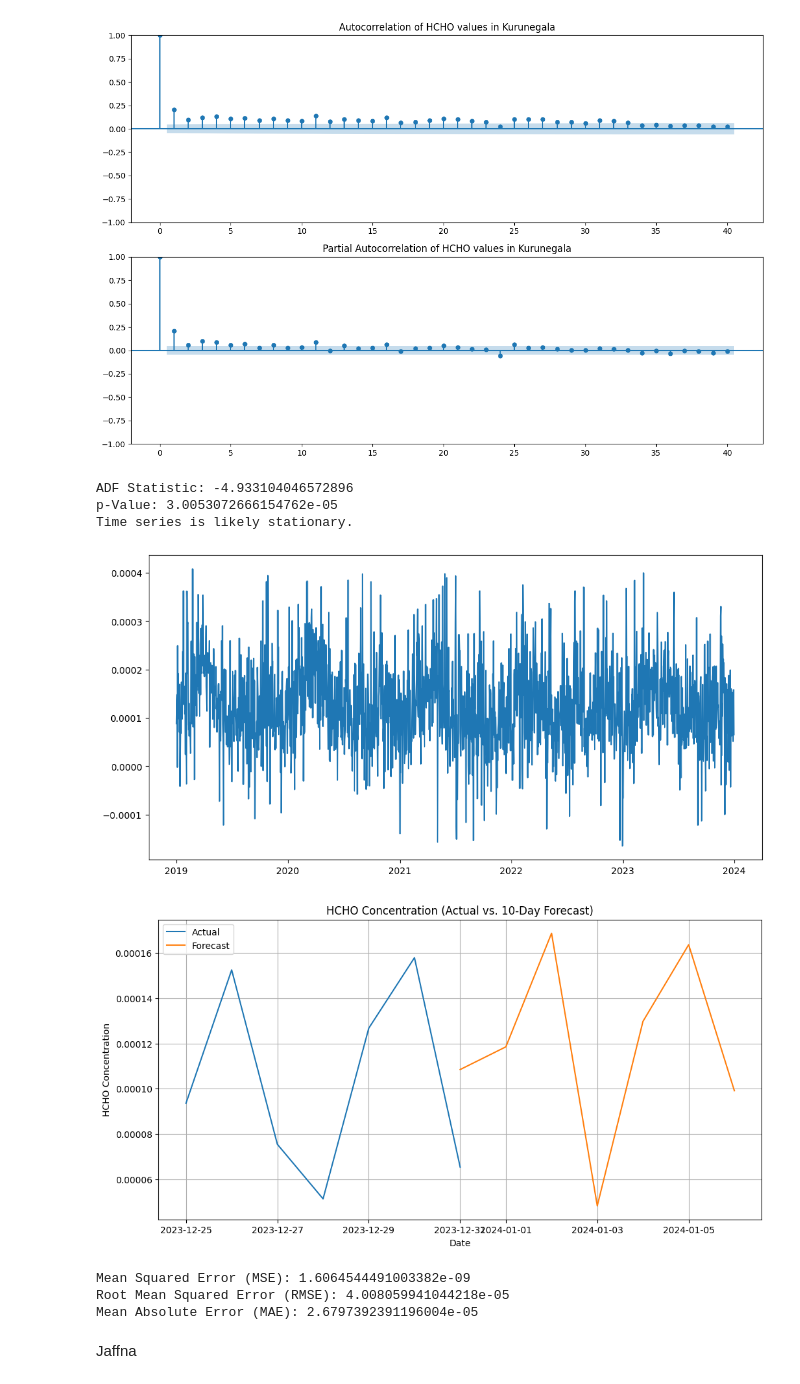
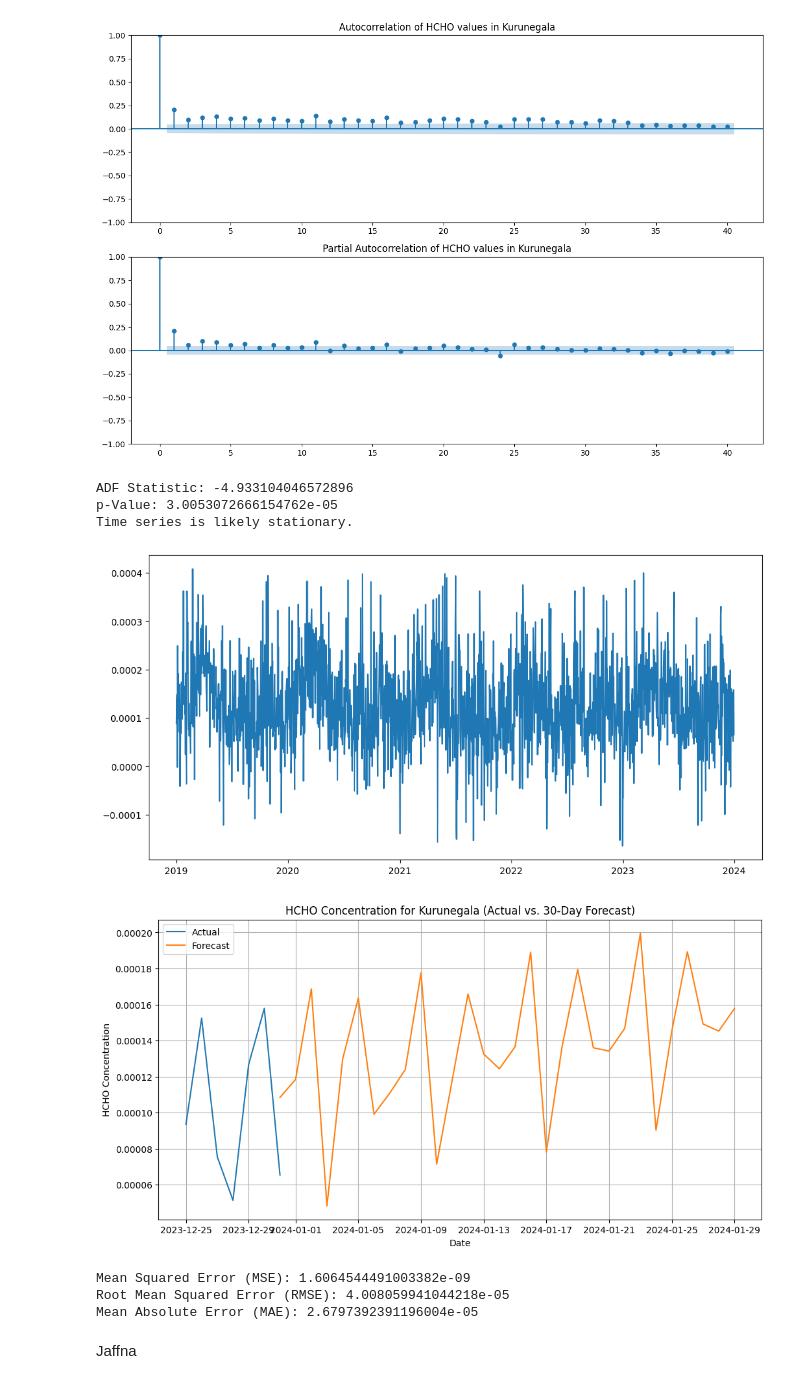
Before and after one commit to ChavinduDulaj/HCHO-Prediction-using-Data-Engineering, a Jupyter notebook: test_model.ipynb, the cells around one changed output. Saved outputs shown, nothing was run; the diff lists cells and outputs as text; code cells hidden in the pictures.

Commit message:
Added LSTM for the model traning and SRIMAX tranined for 30 day forecasting

```diff
--- a/test_model.ipynb
+++ b/test_model.ipynb
@@ -760,7 +758,7 @@ test_stationarity(Kurunegala_Proper_df['HCHO'])
 train = Kurunegala_Proper_df.loc[:pd.to_datetime('2023-12-30')]
 
 # Define forecast horizon
-future_steps = 7  # Forecast for 7 days
+future_steps = 30  # Forecast for 30 days
 
 # Set the forecast start date (2023-12-30)
 start_date = pd.to_datetime('2023-12-30')
@@ -783,36 +781,36 @@ forecast_dates = pd.date_range(start=start_date+pd.Timedelta(days=1), periods=fu
 plt.figure(figsize=(12, 6))
 plt.plot(Kurunegala_Proper_df['HCHO'])
 plt.show()
 
 
 
 # Plot actual Kurunegala_Proper_df and forecast
 plt.figure(figsize=(12, 6))
 plt.plot(plot_actual_dates, Kurunegala_Proper_df.loc[plot_actual_dates, 'HCHO'], label='Actual')
 plt.plot(forecast_dates, forecast, label='Forecast')
 plt.legend()
 plt.xlabel('Date')
 plt.ylabel('HCHO Concentration')
-plt.title('HCHO Concentration (Actual vs. 10-Day Forecast)')
+plt.title('HCHO Concentration for Kurunegala (Actual vs. 30-Day Forecast)')
 plt.grid(True)
 plt.show()
 
 # Calculate errors, MSE, RMSE, MAE
 actual_values = Kurunegala_Proper_df.loc[plot_actual_dates, 'HCHO'].values
-forecast_values = forecast.values
+forecast_values = forecast[:7]
 errors = actual_values - forecast_values
 mse = np.mean(errors**2)
 rmse = np.sqrt(mse)
 mae = np.mean(np.abs(errors))
 print("Mean Squared Error (MSE):", mse)
 print("Root Mean Squared Error (RMSE):", rmse)
 print("Mean Absolute Error (MAE):", mae)
 # %% [output]
 ADF Statistic: -4.933104046572896
 p-Value: 3.0053072666154762e-05
 Time series is likely stationary.
 [figure]
-[figure, old version]
+[figure, new version]
 Mean Squared Error (MSE): 1.6064544491003382e-09
 Root Mean Squared Error (RMSE): 4.008059941044218e-05
 Mean Absolute Error (MAE): 2.6797392391196004e-05
```
Also changed, not shown: parts of 6 cells of this notebook.
